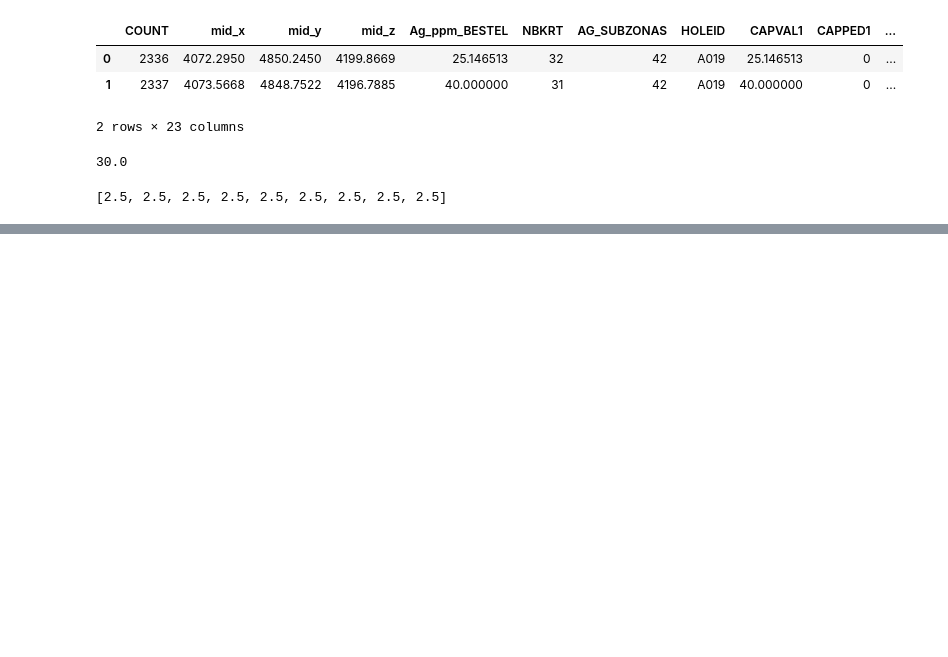
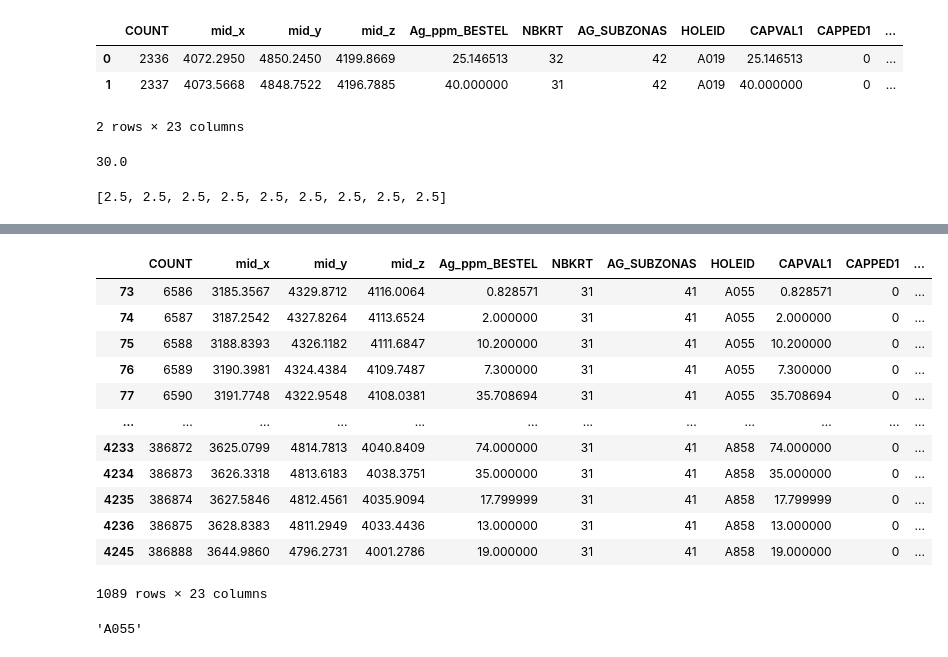
Before and after one commit to jlztorres/local_capping, a Jupyter notebook: plata_capping.ipynb, the cells around one changed output, grey strips where cells are left out. Cells and saved outputs as stored; diff of their text form; code cells hidden in the pictures; blank space fills up the shorter version.

```diff
--- a/plata_capping.ipynb
+++ b/plata_capping.ipynb
@@ -215,7 +215,7 @@ freno_3_zona=0    ### SOLO LEER UNICA ZONA
 
 iterador=0      ##  PARA SIGNAR RATIO x ZONA
 
-
+flag_holeid=df_parametros.Valor[15][0]
 
 #for zone in df_parametros.Valor[12][:1]:     ## borrar   [:2]
 zonas = df_parametros.Valor[12]
@@ -244,7 +244,6 @@ for zone in zonas:     #################################  FIJO PARA PRUEBA  BORR
     #df_parametros.Valor[14]                            ## LISTA DE ANISOTROPIA
     print("ratio anisotropia:",df_parametros.Valor[14][iterador])
 
-
     ratio=df_parametros.Valor[14][iterador]
     hemi_axis_x, hemi_axis_y, hemi_axis_z = [], [], []
     for i in range(expansiones_max):       #  30*30*30       30*75*30
@@ -260,8 +259,6 @@ for zone in zonas:     #################################  FIJO PARA PRUEBA  BORR
         hemi_axis_x.append(round(semi_x,round_hemi_accuracy))
         hemi_axis_y.append(round(semi_y,round_hemi_accuracy))
         hemi_axis_z.append(round(semi_z,round_hemi_accuracy))
-
-
 
     ###for rock in df_parametros.Valor[8][:1]:## borrar   [3]
     rocks=df_parametros.Valor[8]
@@ -292,6 +289,10 @@ for zone in zonas:     #################################  FIJO PARA PRUEBA  BORR
             print("        x: ",x)
             print("        y: ",y)
             print("        z: ",z)
+            obs_holeid=df_CLAG_MR_2022[(df_CLAG_MR_2022.iloc[:, 5] == rock) & (df_CLAG_MR_2022.iloc[:, 6] == zone)].T[obs][7]
+            print(" ")
+            print("        holeid: ",obs_holeid)
+
             # x_SI,y_SI= x - semi_x,y + semi_y
             # x_II,y_II= x - semi_x,y - semi_y
             # x_SD,y_SD= x + semi_x,y + semi_y
@@ -317,12 +318,10 @@ for zone in zonas:     #################################  FIJO PARA PRUEBA  BORR
             # rotado2d=s.rotate(cartesiana, origin=(x,y))[0]
             # index_inner_3d=[]## INDICES EN POLIGONO ROTADO 3D
 
-
             index_inner_3d=[]## INDICES EN POLIGONO ROTADO 3D
 
             ley=df_CLAG_MR_2022[(df_CLAG_MR_2022.iloc[:, 5] == rock) & (df_CLAG_MR_2022.iloc[:, 6] == zone)].iloc[:,4][obs]
             print("        ley composito : ",ley)
-
 
             for i in range(expansiones_max):
                 print(" ")
@@ -382,11 +381,25 @@ for zone in zonas:     #################################  FIJO PARA PRUEBA  BORR
                         print("                    z:     ",z)
                         z_inner_diff=abs(z-z_int)
                         print("                    dist z:",z_inner_diff)
+                        print("                    dist max z:",hemi_axis_z[i])
 
                         if z_inner_diff <= hemi_axis_z[i]:
                             print("                        SI 3D")
-                            index_inner_3d.append(obs_sub)
-                            print("                        index_inner_3d: ",index_inner_3d)
+                            #index_inner_3d.append(obs_sub)
+                            #print("                        index_inner_3d: ",index_inner_3d)
+                            print("                        drillhole obs    : ",obs_holeid)
+                            subobs_holeid=df_CLAG_MR_2022[(df_CLAG_MR_2022.iloc[:, 5] == rock) & (df_CLAG_MR_2022.iloc[:, 6] == zone)].T[obs_sub][7]
+                            print("                        drillhole obs sub: ",subobs_holeid)
+
+                            if obs_sub not in index_inner_3d:
+                                if flag_holeid==1:
+                                    print("                            SI FLAG EXCLUIR SAME ID")
+                                    if obs_holeid!=subobs_holeid:
+                                        print("                            DISTINTO ID")
+                                        index_inner_3d.append(obs_sub)
+                                else
+                                    index_inner_3d.append(obs_sub)
+
 
 
 
@@ -394,11 +407,8 @@ for zone in zonas:     #################################  FIJO PARA PRUEBA  BORR
                         print("                    NO 2D")
 
 
-
-
-
                 print(" ")
-                if i > 0:   ###  ROMPER EXPANSION
+                if i > 1:   ###  ROMPER EXPANSION
                     break   ###  ROMPER EXPANSION
 
 
@@ -492,0 +573,20 @@ df_parametros.Valor[3][2]       ###  Z AXIS
+# %%
+df_CLAG_MR_2022[(df_CLAG_MR_2022.iloc[:, 5] == rock) & (df_CLAG_MR_2022.iloc[:, 6] == zone)]
+# %% [output]
+|  | COUNT | mid_x | mid_y | mid_z | Ag_ppm_BESTEL | NBKRT | AG_SUBZONAS | HOLEID | CAPVAL1 | CAPPED1 | ... |
+| 73 | 6586 | 3185.3567 | 4329.8712 | 4116.0064 | 0.828571 | 31 | 41 | A055 | 0.828571 | 0 | ... |
+| 74 | 6587 | 3187.2542 | 4327.8264 | 4113.6524 | 2.000000 | 31 | 41 | A055 | 2.000000 | 0 | ... |
+| 75 | 6588 | 3188.8393 | 4326.1182 | 4111.6847 | 10.200000 | 31 | 41 | A055 | 10.200000 | 0 | ... |
+| 76 | 6589 | 3190.3981 | 4324.4384 | 4109.7487 | 7.300000 | 31 | 41 | A055 | 7.300000 | 0 | ... |
+| 77 | 6590 | 3191.7748 | 4322.9548 | 4108.0381 | 35.708694 | 31 | 41 | A055 | 35.708694 | 0 | ... |
+| ... | ... | ... | ... | ... | ... | ... | ... | ... | ... | ... | ... |
+| 4233 | 386872 | 3625.0799 | 4814.7813 | 4040.8409 | 74.000000 | 31 | 41 | A858 | 74.000000 | 0 | ... |
+| 4234 | 386873 | 3626.3318 | 4813.6183 | 4038.3751 | 35.000000 | 31 | 41 | A858 | 35.000000 | 0 | ... |
+| 4235 | 386874 | 3627.5846 | 4812.4561 | 4035.9094 | 17.799999 | 31 | 41 | A858 | 17.799999 | 0 | ... |
+| 4236 | 386875 | 3628.8383 | 4811.2949 | 4033.4436 | 13.000000 | 31 | 41 | A858 | 13.000000 | 0 | ... |
+| 4245 | 386888 | 3644.9860 | 4796.2731 | 4001.2786 | 19.000000 | 31 | 41 | A858 | 19.000000 | 0 | ... |
+1089 rows × 23 columns
+# %%
+df_CLAG_MR_2022[(df_CLAG_MR_2022.iloc[:, 5] == rock) & (df_CLAG_MR_2022.iloc[:, 6] == zone)].T[73][7]
+# %% [output]
+'A055'
```
Also changed, not shown: parts of 12 cells of this notebook.
